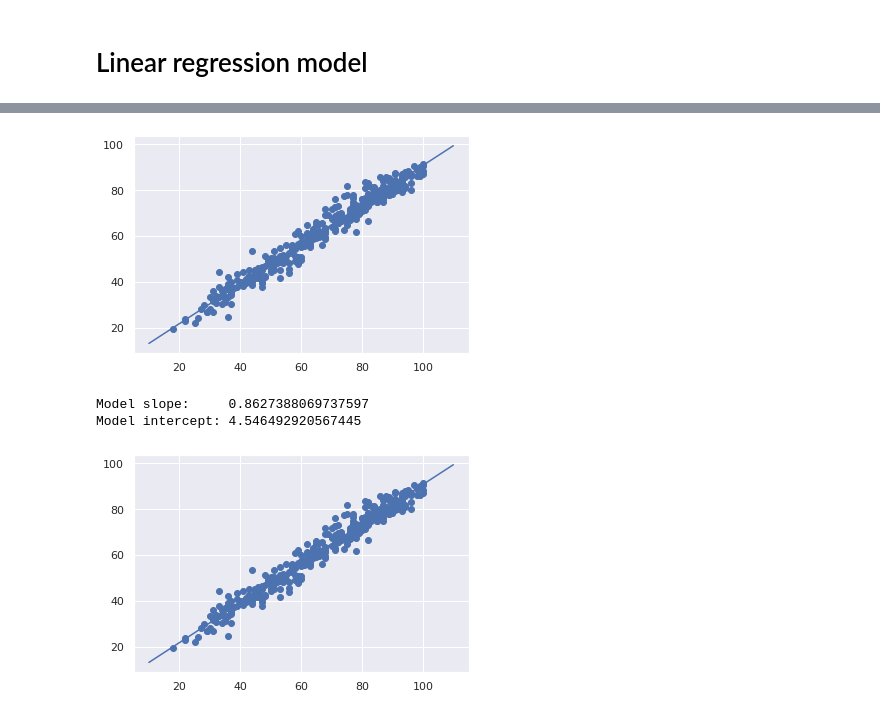
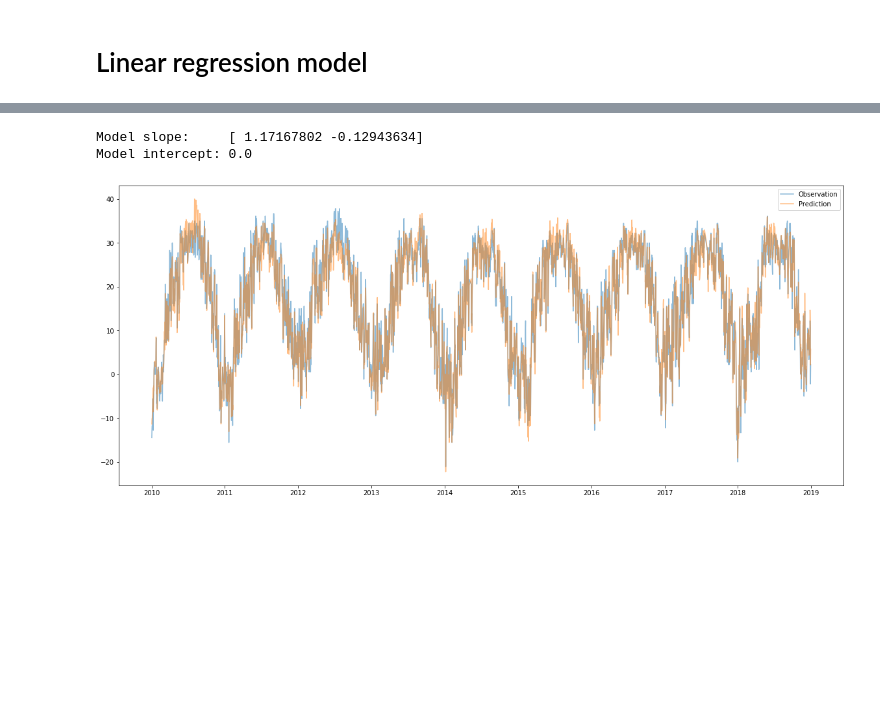
Before and after one commit to chuchun2/ATMS-597-Project-4-Group-C, a Jupyter notebook: project4_0324_CC.ipynb, the cells around one changed output, grey strips where cells are left out. Drawn from its saved outputs; the diff is of its cells as text; code cells hidden in the pictures; blank space fills up the shorter version.

```diff
--- a/project4_0324_CC.ipynb
+++ b/project4_0324_CC.ipynb
@@ -479,0 +451,5 @@ pandas.core.indexes.base.Index
+# %%
+GFS_TMAX_plus1day = pd.to_datetime(GFS_TMAX.index) + pd.Timedelta('1 day')  # OBS dates are one day after GFS timestamps
+mismatch_dates = GFS_TMAX_plus1day.difference(pd.to_datetime(OBS_TMAX.index))  # OBS doesn't have these dates
+OBS_TMAX_dates = GFS_TMAX_plus1day.drop(mismatch_dates)  # dates derived from available GFS dates and OBS dates
+GFS_TMAX_dates = OBS_TMAX_dates - pd.Timedelta('1 day')
@@ -479,0 +497,5 @@ pandas.core.indexes.base.Index
+# %%
+# it seems the timestamps are not initialization time??
+# if they are not initialization time, then they should be the same as OBS
+GFS_sfc_TMPC_daily = sfc_gfs['TMPC'].astype(float).resample('24H',base=6).mean()['2010-01-02 06:00:00':'2018-12-31 06:00:00'].resample('D').mean()
+GFS_sfc_TMPC_daily
@@ -479,0 +515,4 @@ pandas.core.indexes.base.Index
+# %%
+mismatch_dates = pd.to_datetime(GFS_sfc_TMPC_daily.index).difference(pd.to_datetime(OBS_TMAX_dates))  # OBS_TMAX_dates doesn't have these dates
+GFS_sfc_TMPC = GFS_sfc_TMPC_daily.drop(mismatch_dates)
+GFS_sfc_TMPC
@@ -490,27 +534,24 @@ plt.scatter(x, y)
-# %%
-from sklearn.linear_model import LinearRegression
-model = LinearRegression(fit_intercept=True)
-
-model.fit(x[:, np.newaxis], y)
-
-xfit = np.linspace(10, 110, 100)
-yfit = model.predict(xfit[:, np.newaxis])
-
-plt.scatter(x, y)
-plt.plot(xfit, yfit);
-# %% [output]
-[figure, removed]
-# %%
-print("Model slope:    ", model.coef_[0])
-print("Model intercept:", model.intercept_)
-# %% [output]
-Model slope:     0.8627388069737597
-Model intercept: 4.546492920567445
-# %%
-xfit = np.linspace(10, 110, 100)
-yfit = model.coef_[0]*xfit + model.intercept_  # model.predict(xfit[:, np.newaxis])
-
-plt.scatter(x, y)
-plt.plot(xfit, yfit);
-# %% [output]
-[figure, removed]
+# %%
+from sklearn.linear_model import LinearRegression
+
+X = np.column_stack((GFS_TMAX[GFS_TMAX_dates.strftime('%Y-%m-%d')].values, GFS_sfc_TMPC.values))  # GFS model daily and sfc TMPC
+y = (OBS_TMAX[OBS_TMAX_dates.strftime('%Y-%m-%d')].values-32)*5/9  # Observation, converted from F to C
+
+model = LinearRegression(fit_intercept=False)
+model.fit(X, y)
+y_predict = model.predict(X)  # linear regression model prediction
+
+print("Model slope:    ", model.coef_)
+print("Model intercept:", model.intercept_)
+# y_predict = X[:, 0] * model.coef_[0] + X[:, 1] * model.coef_[1] + model.intercept_  # another form to write the equation
+
+plt.figure(figsize=(20, 8.5))
+# plt.plot(OBS_TMAX_dates, X, alpha=0.5)
+plt.plot(OBS_TMAX_dates, y, alpha=0.5, label='Observation')
+plt.plot(OBS_TMAX_dates, y_predict, alpha=0.5, label='Prediction')
+plt.legend()
+plt.show()
+# %% [output]
+Model slope:     [ 1.17167802 -0.12943634]
+Model intercept: 0.0
+[figure, added]
```
Also changed, not shown: parts of 21 cells of this notebook.
